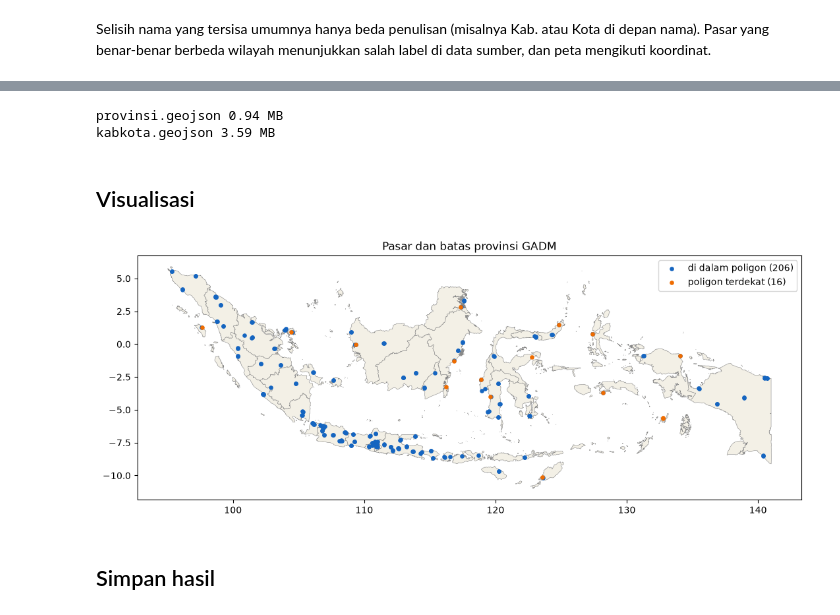
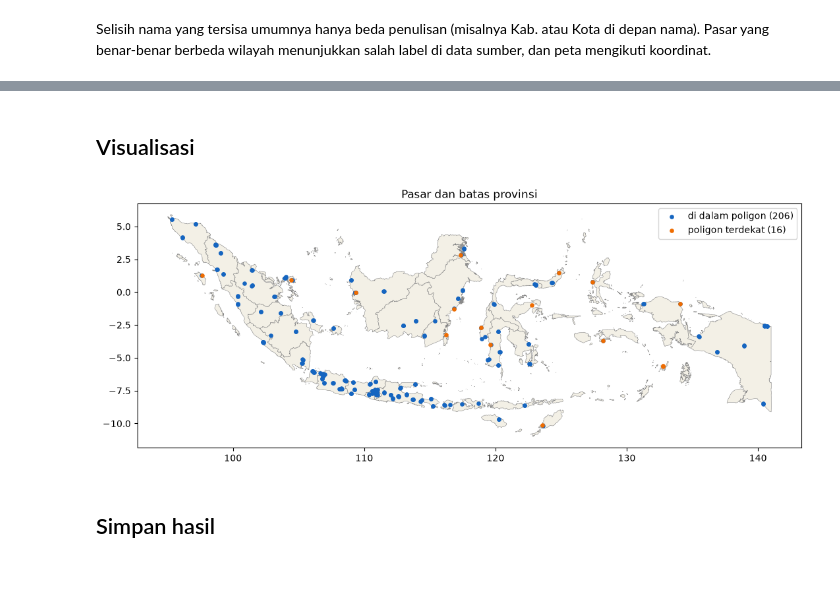
Before and after one commit to lailaahfr/datara, a Jupyter notebook: notebooks/6_peta_wilayah.ipynb, the cells around one changed output, grey strips where cells are left out. Saved outputs shown, nothing was run; the diff lists cells and outputs as text; code cells hidden in the pictures; blank space fills up the shorter version.

```diff
--- a/notebooks/6_peta_wilayah.ipynb
+++ b/notebooks/6_peta_wilayah.ipynb
@@ -4,27 +4,16 @@ Mencocokkan koordinat tiap pasar ke batas provinsi dan kab/kota GADM 4.1 (point-
 # %%
+import json
 import re
 
+import matplotlib.pyplot as plt
 import numpy as np
 import pandas as pd
-from sklearn.cluster import KMeans
-from sklearn.ensemble import RandomForestClassifier
-from sklearn.impute import SimpleImputer
-from sklearn.linear_model import LinearRegression
-from sklearn.metrics import accuracy_score, f1_score, silhouette_score
-from sklearn.pipeline import make_pipeline
-from sklearn.preprocessing import PolynomialFeatures, StandardScaler
-from sklearn.tree import DecisionTreeClassifier
-
-import json
-import os
-import matplotlib.pyplot as plt
 
 data_path = '../data/processed/data_bersih.csv'
-gadm1_path = '../data/geo/gadm41_IDN_1.json'
-gadm2_path = '../data/geo/gadm41_IDN_2.json'
+prov_path = '../data/geo/provinsi.geojson'
+kab_path = '../data/geo/kabkota.geojson'
 output_dir = '../data/processed'
-geo_dir = '../data/geo'
+KOL_PASAR = 'mkt_name'
+KOL_TANGGAL = 'date'
 KOL_PROVINSI = 'adm1_name'
 KOL_KABUPATEN = 'adm2_name'
-TOLERANSI_PROVINSI = 0.01
-TOLERANSI_KAB = 0.003
@@ -142,10 +69,9 @@ def nama_provinsi(prop):
 # %% [markdown]
 ## Baca batas wilayah dan data pasar
 # %%
-fitur_prov = json.load(open(gadm1_path))['features']
-fitur_kab = json.load(open(gadm2_path))['features']
-fitur_kab = [f for f in fitur_kab if f['properties']['TYPE_2'] != 'WaterBody']
-print(f'Provinsi: {len(fitur_prov)} | Kab/kota (tanpa badan air): {len(fitur_kab)}')
+fitur_prov = json.load(open(prov_path))['features']
+fitur_kab = json.load(open(kab_path))['features']
+print(f'Provinsi: {len(fitur_prov)} | Kab/kota: {len(fitur_kab)}')
 df = pd.read_csv(data_path, parse_dates=[KOL_TANGGAL])
 pasar = df.drop_duplicates(KOL_PASAR)[[KOL_PASAR, KOL_PROVINSI, KOL_KABUPATEN, 'lat', 'lon']].reset_index(drop=True)
 print(f'Pasar unik: {len(pasar)} | provinsi di data: {pasar[KOL_PROVINSI].nunique()} | kab/kota di data: {pasar[KOL_KABUPATEN].nunique()}')
@@ -166,11 +93,11 @@ Jarak poligon terdekat: maksimum 0.66 km
 # %%
-info_kab = {f['properties']['GID_2']: f['properties'] for f in fitur_kab}
-info_prov = {f['properties']['GID_1']: nama_provinsi(f['properties']) for f in fitur_prov}
-peta['nama_kab_kota'] = peta['gid_2'].map(lambda g: nama_kab_kota(info_kab[g]) if g in info_kab else None)
+info_kab = {f['properties']['id']: f['properties'] for f in fitur_kab}
+info_prov = {f['properties']['id']: f['properties']['nama'] for f in fitur_prov}
+peta['nama_kab_kota'] = peta['gid_2'].map(lambda g: info_kab[g]['nama'] if g in info_kab else None)
 peta['nama_provinsi'] = peta['gid_1'].map(info_prov)
 hasil = pasar.merge(peta, on=KOL_PASAR)
 print(f'Pasar terpetakan: {hasil["gid_2"].notna().sum()} dari {len(hasil)}')
-print(f'Kab/kota GADM yang punya data: {hasil["gid_2"].nunique()} dari {len(fitur_kab)} ({hasil["gid_2"].nunique() / len(fitur_kab):.0%})')
-print(f'Provinsi GADM yang punya data: {hasil["gid_1"].nunique()} dari {len(fitur_prov)}')
+print(f'Kab/kota yang punya data: {hasil["gid_2"].nunique()} dari {len(fitur_kab)} ({hasil["gid_2"].nunique() / len(fitur_kab):.0%})')
+print(f'Provinsi yang punya data: {hasil["gid_1"].nunique()} dari {len(fitur_prov)}')
 # %% [output]
 Pasar terpetakan: 222 dari 222
@@ -197,37 +121,20 @@ Koordinat dijarangkan supaya file ringan dan peta cepat dimuat. Batas provinsi d
-# %%
-os.makedirs(geo_dir, exist_ok=True)
-prov_out = {'type': 'FeatureCollection', 'features': [
-    {'type': 'Feature', 'id': f['properties']['GID_1'], 'properties': {'id': f['properties']['GID_1'], 'nama': nama_provinsi(f['properties'])},
-     'geometry': sederhanakan_geometri(f['geometry'], TOLERANSI_PROVINSI)} for f in fitur_prov]}
-kab_out = {'type': 'FeatureCollection', 'features': [
-    {'type': 'Feature', 'id': f['properties']['GID_2'],
-     'properties': {'id': f['properties']['GID_2'], 'nama': nama_kab_kota(f['properties']), 'gid_1': f['properties']['GID_1'],
-                    'provinsi': info_prov.get(f['properties']['GID_1'])},
-     'geometry': sederhanakan_geometri(f['geometry'], TOLERANSI_KAB)} for f in fitur_kab]}
-for nama, data in (('provinsi.geojson', prov_out), ('kabkota.geojson', kab_out)):
-    with open(f'{geo_dir}/{nama}', 'w') as berkas:
-        json.dump(data, berkas, separators=(',', ':'))
-    print(nama, round(os.path.getsize(f'{geo_dir}/{nama}') / 1e6, 2), 'MB')
-# %% [output]
-provinsi.geojson 0.94 MB
-kabkota.geojson 3.59 MB
 # %% [markdown]
 ## Visualisasi
 # %%
 fig, ax = plt.subplots(figsize=(13, 6))
-for f in prov_out['features']:
+for f in fitur_prov:
     for poligon in daftar_poligon(f['geometry']):
         luar = np.asarray(poligon[0])
         ax.fill(luar[:, 0], luar[:, 1], facecolor='#f3f0e6', edgecolor='#888888', linewidth=0.4)
 warna = {'di dalam poligon': '#1565c0', 'poligon terdekat': '#ef6c00', 'tidak terpetakan': '#c62828'}
 for metode, g in hasil.groupby('metode_pemetaan'):
     ax.scatter(g['lon'], g['lat'], s=14, color=warna[metode], label=f'{metode} ({len(g)})', zorder=3)
 ax.set_aspect('equal')
 ax.legend()
-ax.set_title('Pasar dan batas provinsi GADM')
+ax.set_title('Pasar dan batas provinsi')
 plt.show()
 # %% [output]
-[figure, old version]
+[figure, new version]
 # %% [markdown]
 ## Simpan hasil
 # %%
```
Also changed, not shown: parts of 7 cells of this notebook, 6 other files.
